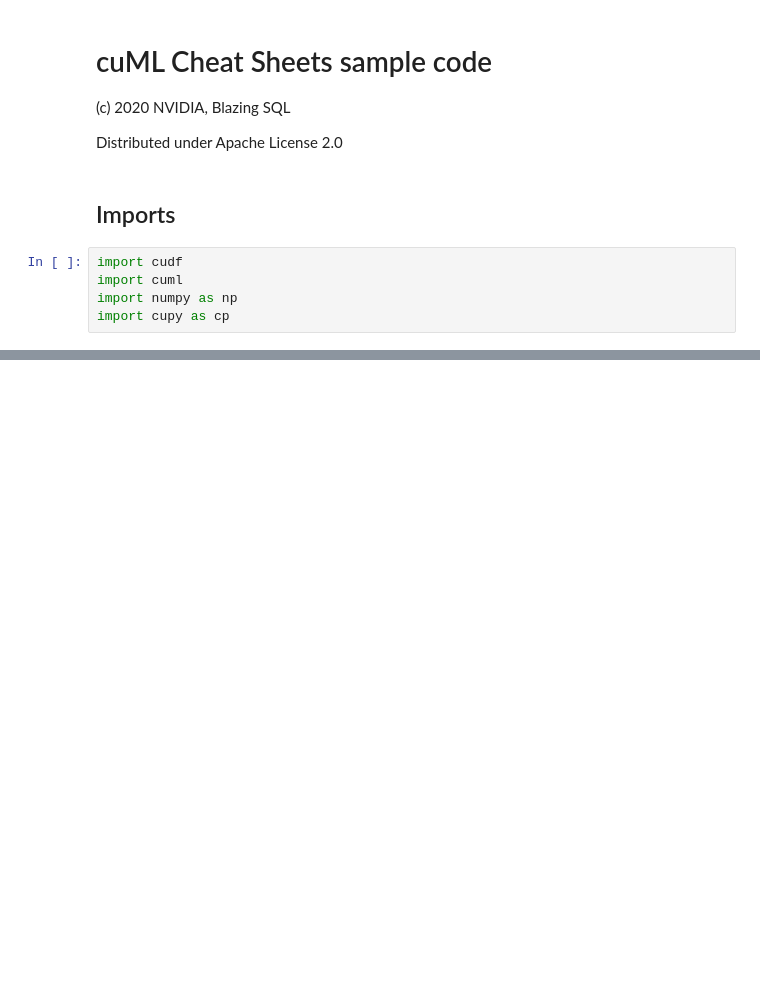
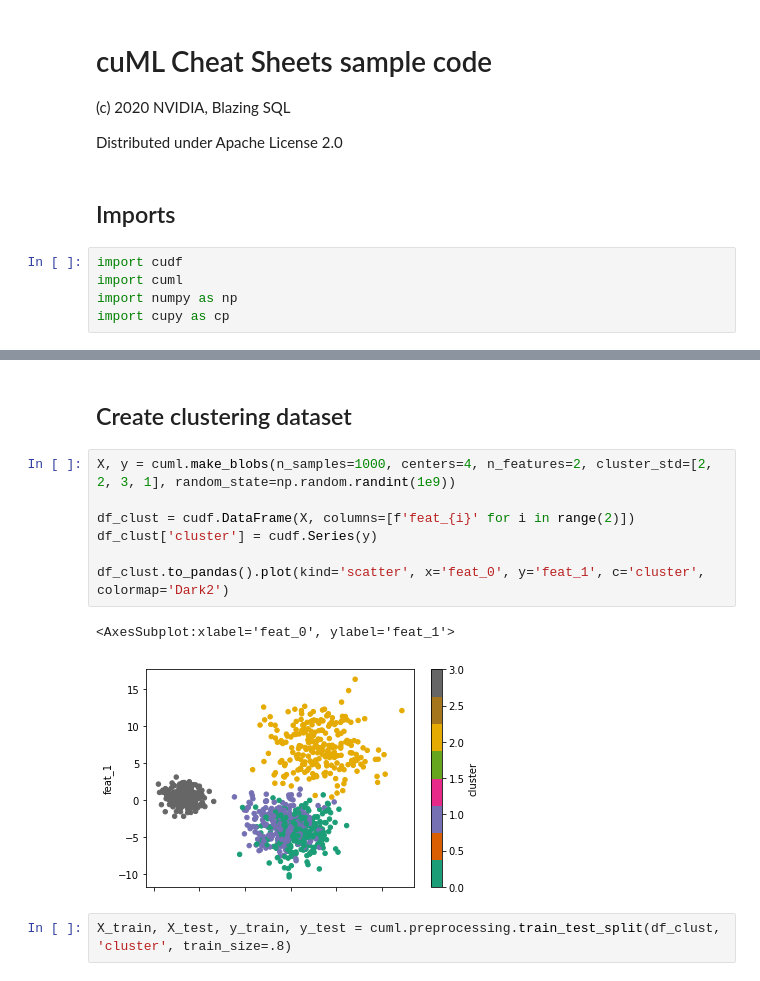
Before and after one commit to drabastomek/rapids_cheatsheets, a Jupyter notebook: cuML/cuML_Clustering.ipynb, the cells around one changed output, grey strips where cells are left out. Drawn from its saved outputs; the diff is of its cells as text; blank space fills up the shorter version.

```diff
--- a/cuML/cuML_Clustering.ipynb
+++ b/cuML/cuML_Clustering.ipynb
@@ -239,0 +14,14 @@ X
+# %% [markdown]
+## Create clustering dataset
+# %%
+X, y = cuml.make_blobs(n_samples=1000, centers=4, n_features=2, cluster_std=[2, 2, 3, 1], random_state=np.random.randint(1e9))
+
+df_clust = cudf.DataFrame(X, columns=[f'feat_{i}' for i in range(2)])
+df_clust['cluster'] = cudf.Series(y)
+
+df_clust.to_pandas().plot(kind='scatter', x='feat_0', y='feat_1', c='cluster', colormap='Dark2')
+# %% [output]
+<AxesSubplot:xlabel='feat_0', ylabel='feat_1'>
+[figure, added]
+# %%
+X_train, X_test, y_train, y_test = cuml.preprocessing.train_test_split(df_clust, 'cluster', train_size=.8)
```
Also changed, not shown: parts of 39 cells of this notebook, 2 other files.
